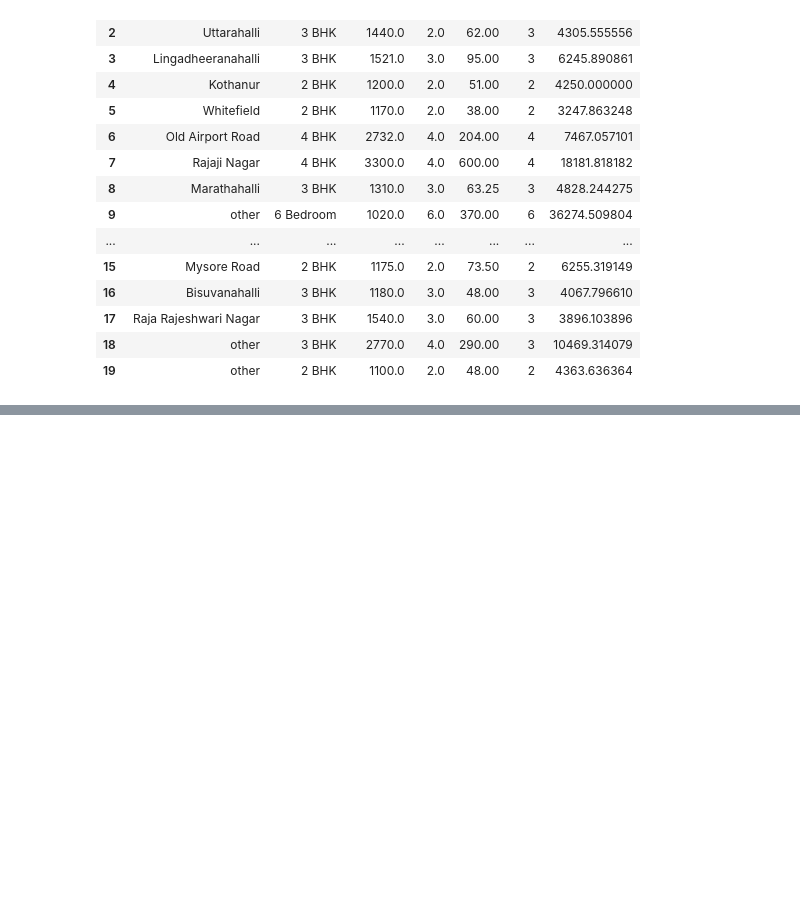
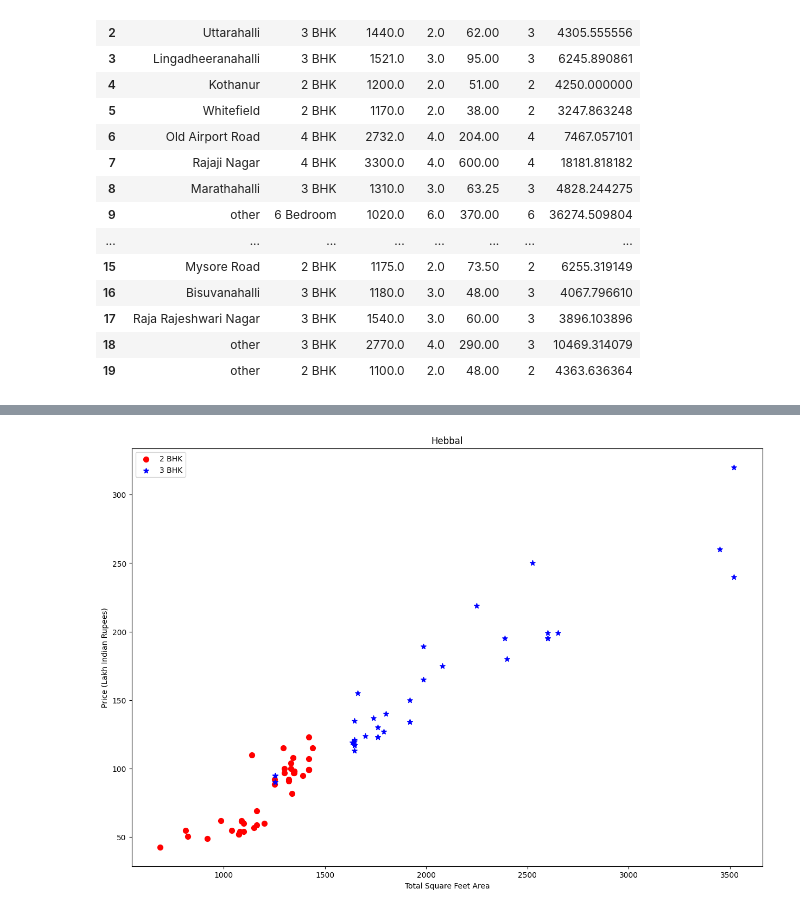
Before and after one commit to rudrapatel001/House_Price_Prediction, a Jupyter notebook: model.ipynb, the cells around one changed output, grey strips where cells are left out. Saved outputs shown, nothing was run; the diff lists cells and outputs as text; code cells hidden in the pictures; blank space fills up the shorter version.

```diff
--- a/model.ipynb
+++ b/model.ipynb
@@ -262,0 +351,4 @@ df5.head(20)
+# %%
+plot_scatter_chart(df8,"Hebbal")
+# %% [output]
+[figure, added]
```
Also changed, not shown: parts of 27 cells of this notebook, 2 other files.
